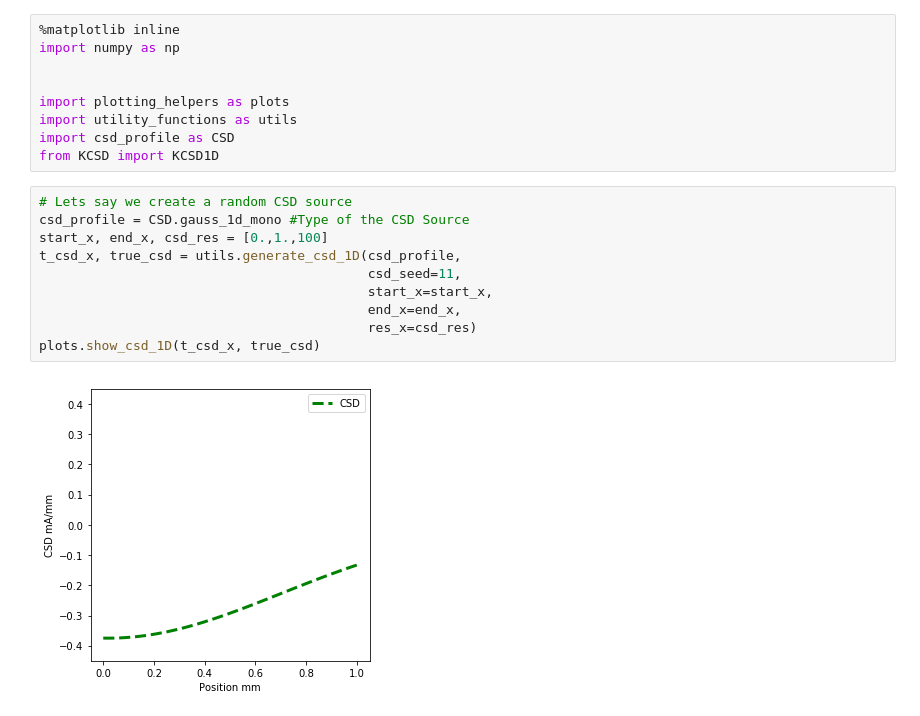
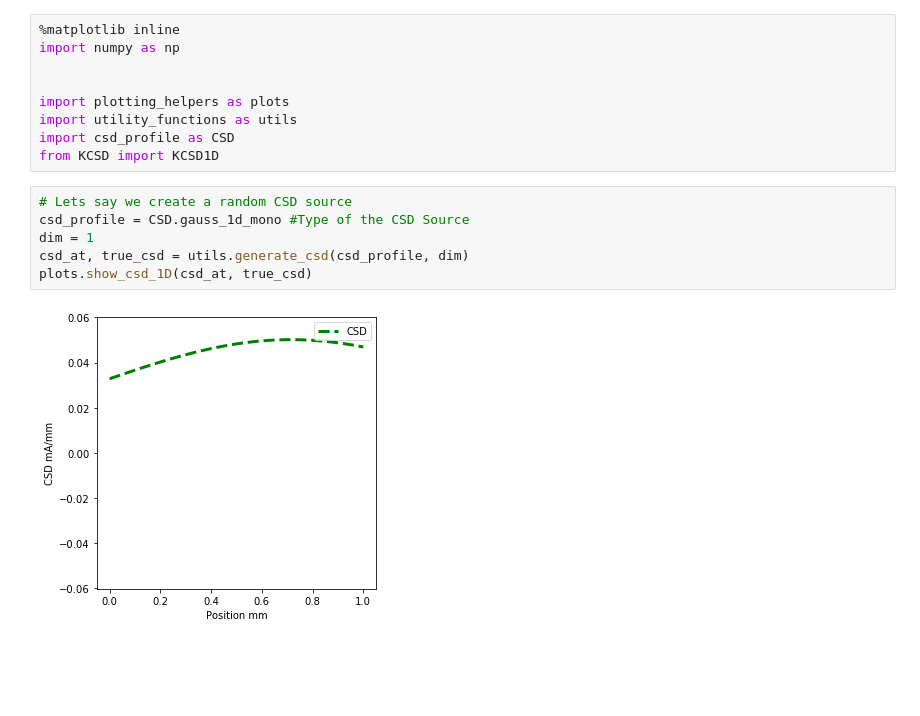
Before and after one commit to Neuroinflab/kCSD-python, a Jupyter notebook: tutorial_kcsd.ipynb, the cells around one changed output. Cells and saved outputs as stored; diff of their text form; blank space fills up the shorter version.

```diff
--- a/tutorial_kcsd.ipynb
+++ b/tutorial_kcsd.ipynb
@@ -10,12 +10,8 @@ from KCSD import KCSD1D
 # %%
 # Lets say we create a random CSD source
 csd_profile = CSD.gauss_1d_mono #Type of the CSD Source
-start_x, end_x, csd_res = [0.,1.,100]
-t_csd_x, true_csd = utils.generate_csd_1D(csd_profile,
-                                          csd_seed=11,
-                                          start_x=start_x,
-                                          end_x=end_x,
-                                          res_x=csd_res)
-plots.show_csd_1D(t_csd_x, true_csd)
+dim = 1
+csd_at, true_csd = utils.generate_csd(csd_profile, dim)
+plots.show_csd_1D(csd_at, true_csd)
 # %% [output]
-[figure, old version]
+[figure, new version]
```
Also changed, not shown: parts of 7 cells of this notebook, 2 other files.
